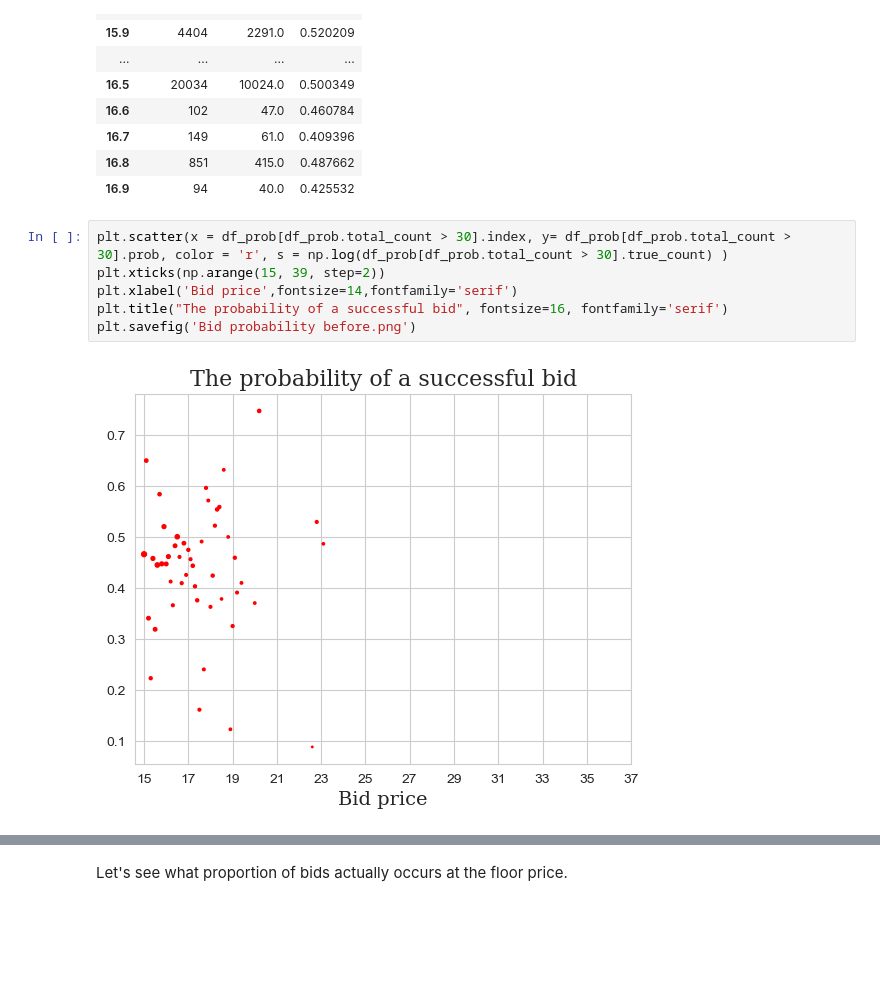
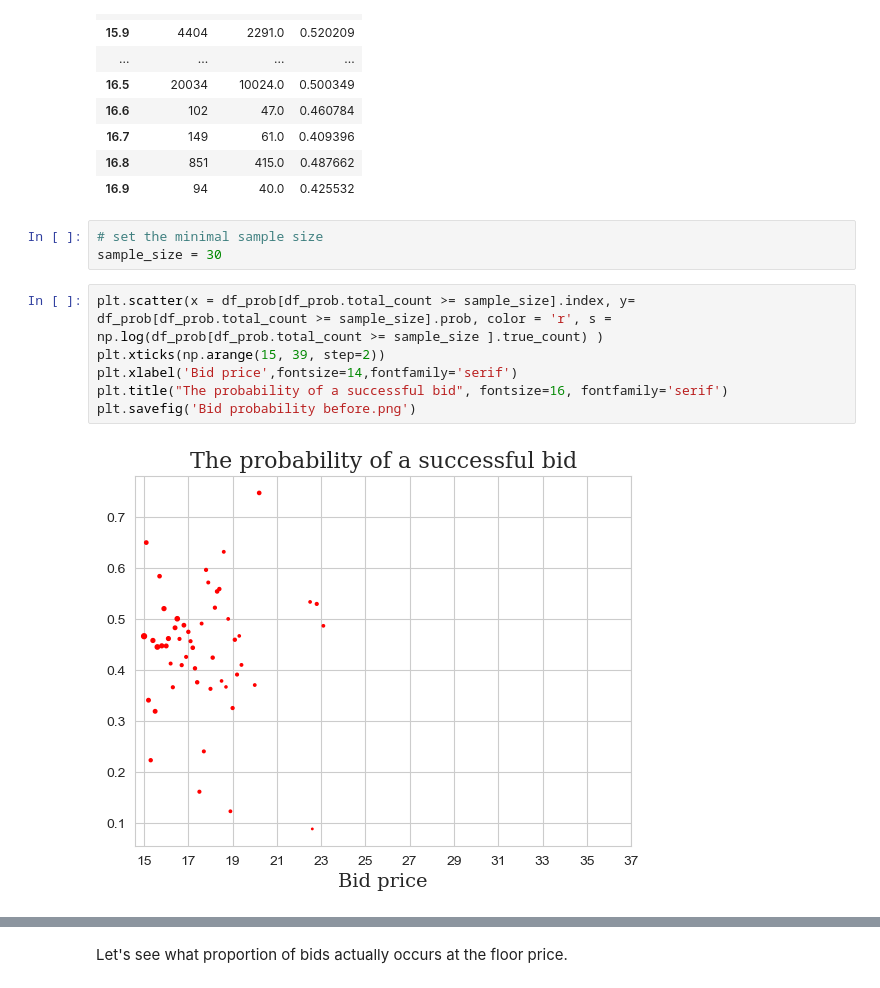
Before and after one commit to ltevlin/Origin, a Jupyter notebook: Presentation_15.ipynb, the cells around one changed output, grey strips where cells are left out. Cells and saved outputs as stored; diff of their text form; blank space fills up the shorter version.

Commit message:
updated the plot for prob before with sample size min 30

```diff
--- a/Presentation_15.ipynb
+++ b/Presentation_15.ipynb
@@ -335,14 +335,17 @@ df_prob.head(20)
 | 16.7 | 149 | 61.0 | 0.409396 |
 | 16.8 | 851 | 415.0 | 0.487662 |
 | 16.9 | 94 | 40.0 | 0.425532 |
+# %%
+# set the minimal sample size
+sample_size = 30
 # %%
-plt.scatter(x = df_prob[df_prob.total_count > 30].index, y= df_prob[df_prob.total_count > 30].prob, color = 'r', s = np.log(df_prob[df_prob.total_count > 30].true_count) )
+plt.scatter(x = df_prob[df_prob.total_count >= sample_size].index, y= df_prob[df_prob.total_count >= sample_size].prob, color = 'r', s = np.log(df_prob[df_prob.total_count >= sample_size ].true_count) )
 plt.xticks(np.arange(15, 39, step=2))
 plt.xlabel('Bid price',fontsize=14,fontfamily='serif')
 plt.title("The probability of a successful bid", fontsize=16, fontfamily='serif')
 plt.savefig('Bid probability before.png')
 # %% [output]
-[figure, old version]
+[figure, new version]
 # %%
 fig_prob, ax  = plt.subplots()
 plt.title("The probability of a successful bid", fontsize=16, fontfamily='serif')
```
Also changed, not shown: parts of 1 cell of this notebook.
